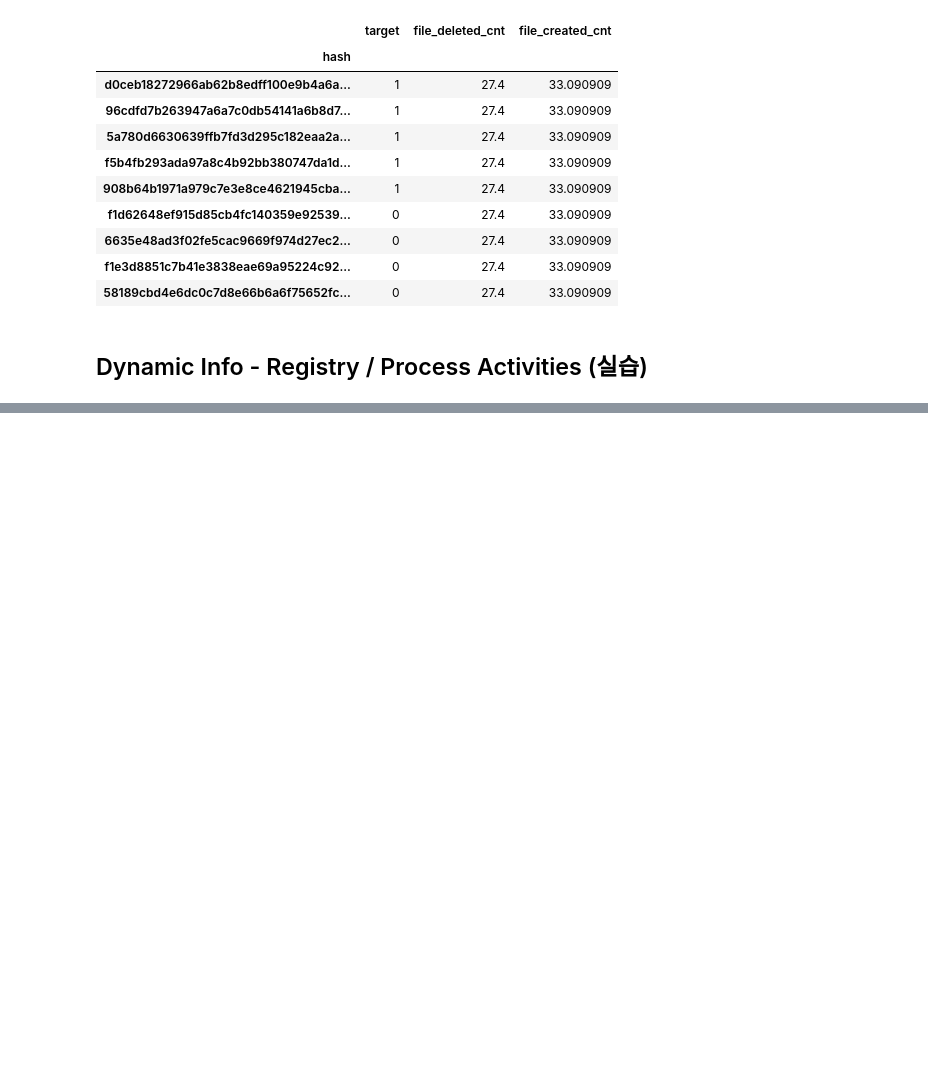
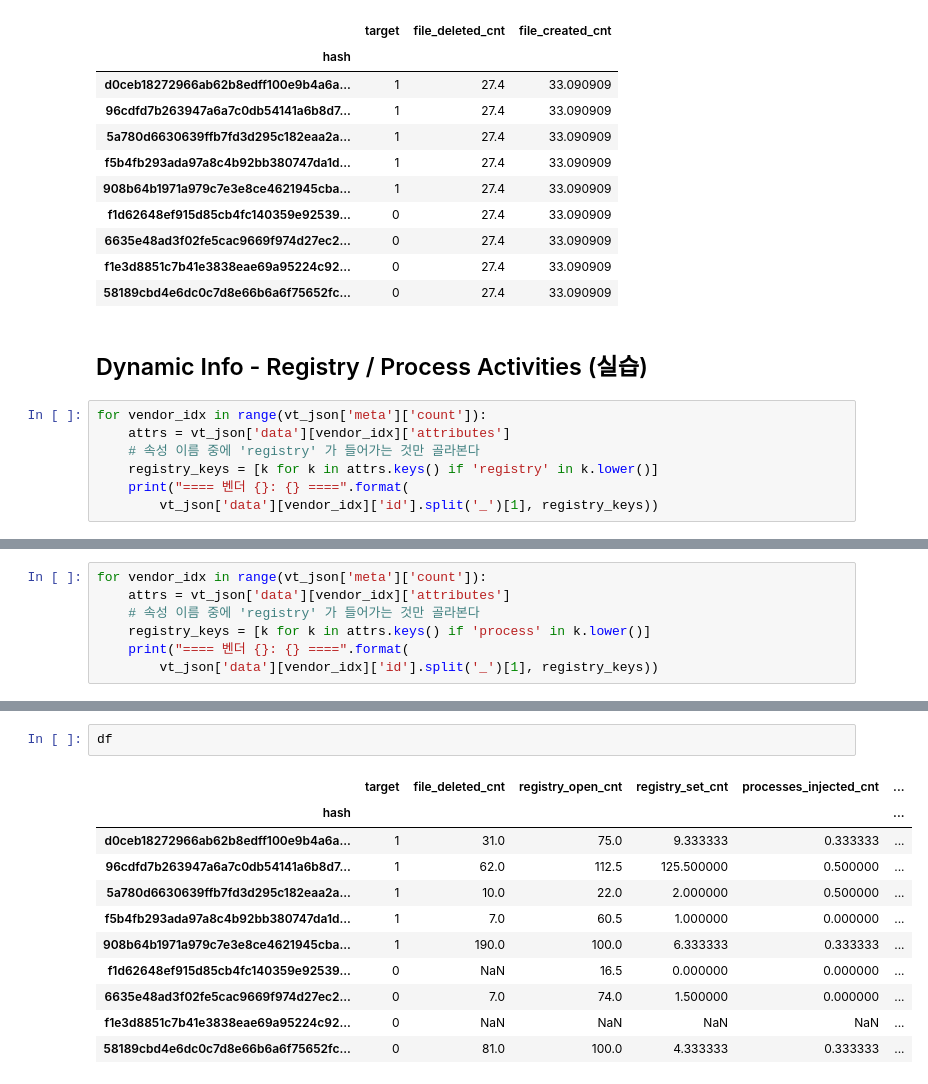
Before and after one commit to Hataeju/Detection, a Jupyter notebook: detection.ipynb, the cells around one changed output, grey strips where cells are left out. Drawn from its saved outputs; the diff is of its cells as text; blank space fills up the shorter version.

```diff
--- a/detection.ipynb
+++ b/detection.ipynb
@@ -559,3 +555,10 @@ df
 | 58189cbd4e6dc0c7d8e66b6a6f75652fc... | 0 | 27.4 | 33.090909 |
 # %% [markdown]
 ## Dynamic Info - Registry / Process Activities (실습)
+# %%
+for vendor_idx in range(vt_json['meta']['count']):
+    attrs = vt_json['data'][vendor_idx]['attributes']
+    # 속성 이름 중에 'registry' 가 들어가는 것만 골라본다
+    registry_keys = [k for k in attrs.keys() if 'registry' in k.lower()]
+    print("==== 벤더 {}: {} ====".format(
+        vt_json['data'][vendor_idx]['id'].split('_')[1], registry_keys))
@@ -561,0 +624,7 @@ df
+# %%
+for vendor_idx in range(vt_json['meta']['count']):
+    attrs = vt_json['data'][vendor_idx]['attributes']
+    # 속성 이름 중에 'registry' 가 들어가는 것만 골라본다
+    registry_keys = [k for k in attrs.keys() if 'process' in k.lower()]
+    print("==== 벤더 {}: {} ====".format(
+        vt_json['data'][vendor_idx]['id'].split('_')[1], registry_keys))
@@ -561,0 +679,14 @@ df
+# %%
+df
+# %% [output]
+|  | target | file_deleted_cnt | registry_open_cnt | registry_set_cnt | processes_injected_cnt | ... |
+| hash |  |  |  |  |  | ... |
+| d0ceb18272966ab62b8edff100e9b4a6a... | 1 | 31.0 | 75.0 | 9.333333 | 0.333333 | ... |
+| 96cdfd7b263947a6a7c0db54141a6b8d7... | 1 | 62.0 | 112.5 | 125.500000 | 0.500000 | ... |
+| 5a780d6630639ffb7fd3d295c182eaa2a... | 1 | 10.0 | 22.0 | 2.000000 | 0.500000 | ... |
+| f5b4fb293ada97a8c4b92bb380747da1d... | 1 | 7.0 | 60.5 | 1.000000 | 0.000000 | ... |
+| 908b64b1971a979c7e3e8ce4621945cba... | 1 | 190.0 | 100.0 | 6.333333 | 0.333333 | ... |
+| f1d62648ef915d85cb4fc140359e92539... | 0 | NaN | 16.5 | 0.000000 | 0.000000 | ... |
+| 6635e48ad3f02fe5cac9669f974d27ec2... | 0 | 7.0 | 74.0 | 1.500000 | 0.000000 | ... |
+| f1e3d8851c7b41e3838eae69a95224c92... | 0 | NaN | NaN | NaN | NaN | ... |
+| 58189cbd4e6dc0c7d8e66b6a6f75652fc... | 0 | 81.0 | 100.0 | 4.333333 | 0.333333 | ... |
```
Also changed, not shown: parts of 14 cells of this notebook.
